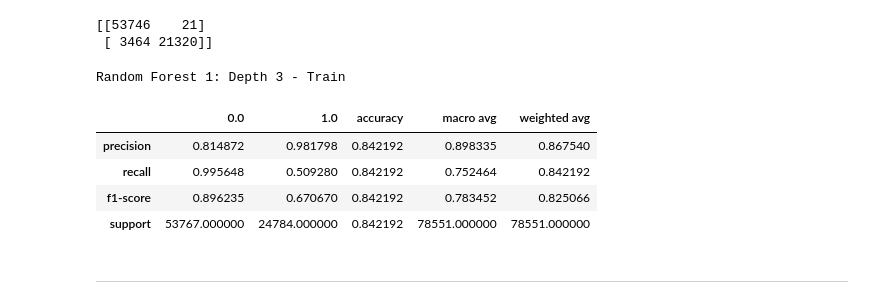
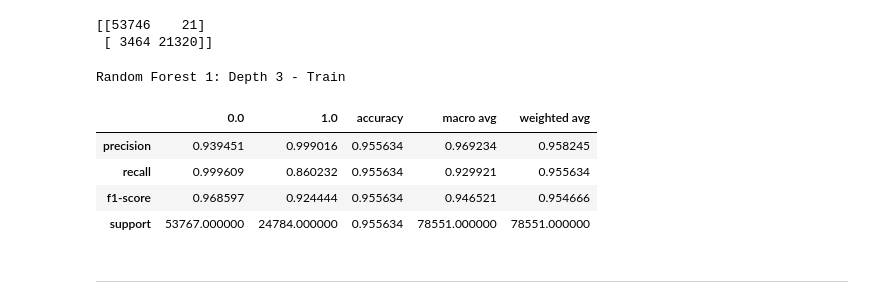
Before and after one commit to Jared-Godar/ecg_anomaly_detection, a Jupyter notebook: report.ipynb, the cells around one changed output. Cells and saved outputs as stored; diff of their text form; code cells hidden in the pictures.

Commit message:
Update report and README

```diff
--- a/report.ipynb
+++ b/report.ipynb
@@ -660,14 +635,14 @@ print(confusion_matrix(Y_train, y_pred_train_rf_final))
 # %%
 rf_final_train_report = classification_report(Y_train, y_pred_train_rf_final, output_dict=True)
 print('Random Forest 1: Depth 3 - Train')
-pd.DataFrame(rf1_train_report)
+pd.DataFrame(rf_final_train_report)
 # %% [output]
 Random Forest 1: Depth 3 - Train
 |  | 0.0 | 1.0 | accuracy | macro avg | weighted avg |
-| precision | 0.814872 | 0.981798 | 0.842192 | 0.898335 | 0.867540 |
-| recall | 0.995648 | 0.509280 | 0.842192 | 0.752464 | 0.842192 |
-| f1-score | 0.896235 | 0.670670 | 0.842192 | 0.783452 | 0.825066 |
-| support | 53767.000000 | 24784.000000 | 0.842192 | 78551.000000 | 78551.000000 |
+| precision | 0.939451 | 0.999016 | 0.955634 | 0.969234 | 0.958245 |
+| recall | 0.999609 | 0.860232 | 0.955634 | 0.929921 | 0.955634 |
+| f1-score | 0.968597 | 0.924444 | 0.955634 | 0.946521 | 0.954666 |
+| support | 53767.000000 | 24784.000000 | 0.955634 | 78551.000000 | 78551.000000 |
 # %% [markdown]
 ---
 # %% [markdown]
```
Also changed, not shown: parts of 37 cells of this notebook, 2 other files.
